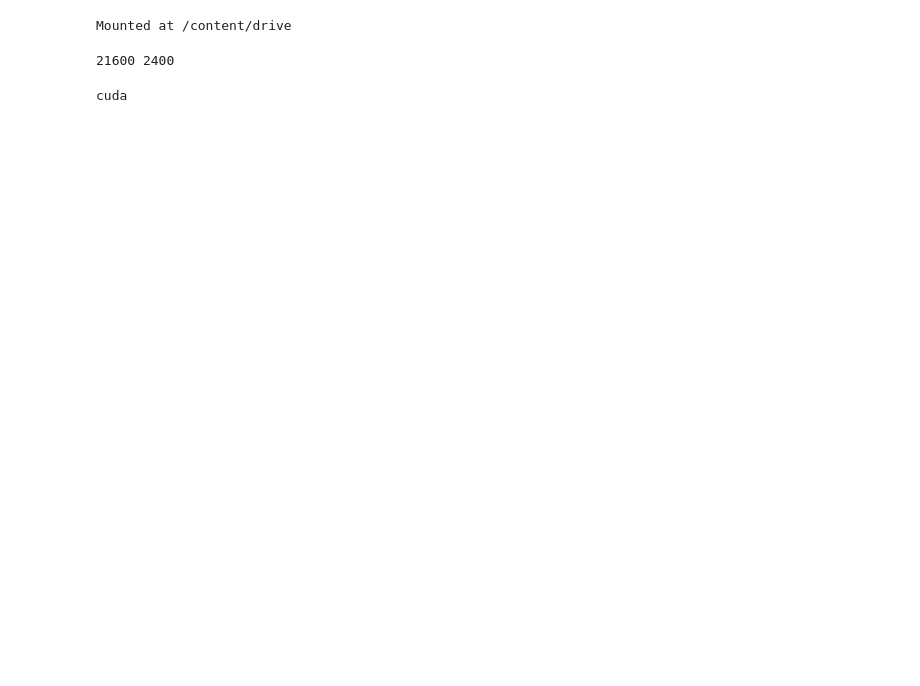
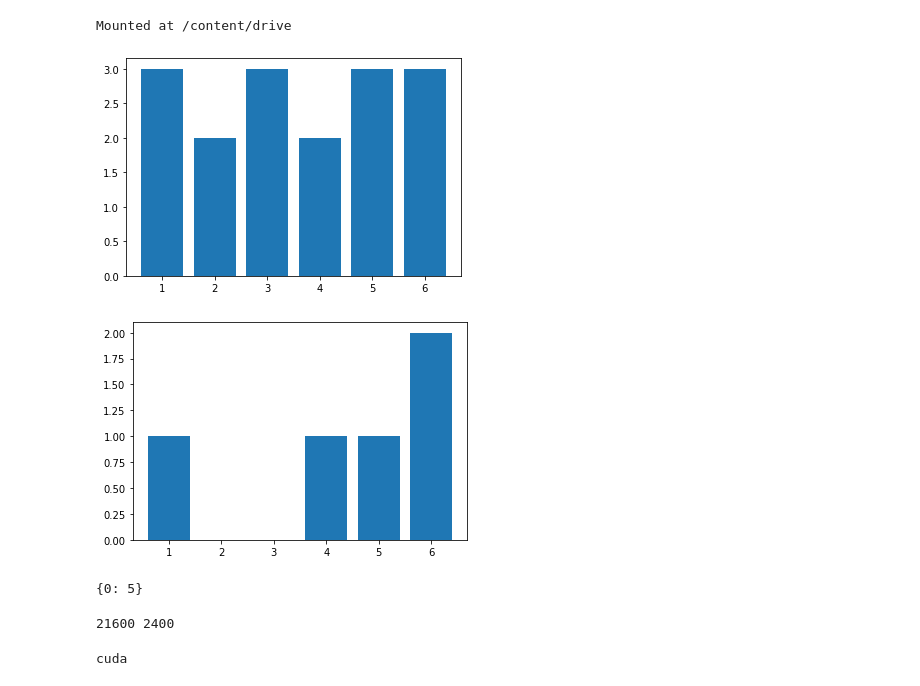
Before and after one commit to vparonov/AIPlayground, a Jupyter notebook: MagicDarts_2021_03_19.ipynb, the cells around one changed output. Saved outputs shown, nothing was run; the diff lists cells and outputs as text; code cells hidden in the pictures; blank space fills up the shorter version.

```diff
--- a/MagicDarts_2021_03_19.ipynb
+++ b/MagicDarts_2021_03_19.ipynb
@@ -126,13 +162,26 @@ class RandomPoints:
 # %%
 
 ds = MagicDartsDataset([getFullPath('input_para_2021_03_10_file_1_cut_share.h5'),
                                    getFullPath('input_para_2021_03_10_file_2_cut_share.h5'),
                                    getFullPath('input_para_2021_03_10_file_3_cut_share.h5'),
-                                   getFullPath('input_para_2021_03_10_file_4_cut_share.h5')], noise=False, transform = RandomPoints(0, 52))
+                                   getFullPath('input_para_2021_03_10_file_4_cut_share.h5')], noise=False, transform = RandomPoints(0, 6))
 
 sample = ds[0]
+sample = ds[0]
+sample = ds[0]
+sample = ds[0]
+sample = ds[0]
 
-print(sample)
+plt.bar(np.arange(6) + 1, ds.transform.points_stats)
+plt.show()
+plt.bar(np.arange(6) + 1, ds.transform.traj_stats)
+plt.show()
+
+print(ds.transform.traj_ixes)
+# %% [output]
+[figure, added]
+[figure, added]
+{0: 5}
 # %%
 class LSTMTrial4(nn.Module):
   def __init__(self, input_size, hidden_size, output_size, num_layers, dropout):
```
Also changed, not shown: parts of 9 cells of this notebook.
